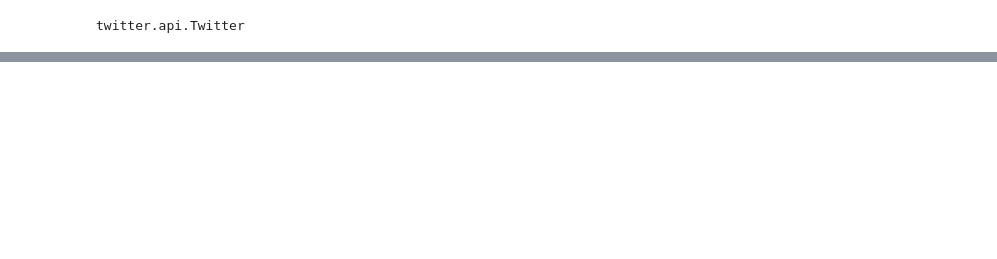
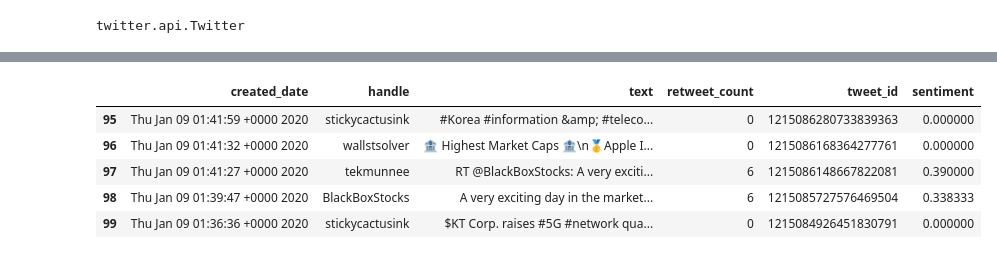
Before and after one commit to rayfen12/Final-Project, a Jupyter notebook: twitter_draft.ipynb, the cells around one changed output, grey strips where cells are left out. Drawn from its saved outputs; the diff is of its cells as text; code cells hidden in the pictures; blank space fills up the shorter version.

Commit message:
new enhancements - turning list to dataframe

```diff
--- a/twitter_draft.ipynb
+++ b/twitter_draft.ipynb
@@ -605,0 +298,2 @@ Sentiment(polarit
+# %%
+aapl_tweet= t.search.tweets(q='$aapl', include_rts=False, tweet_mode='extended', count=100)
@@ -605,0 +304,2 @@ Sentiment(polarit
+# %%
+aapl_dict = aapl_tweet['statuses']
@@ -605,0 +326,27 @@ Sentiment(polarit
+# %%
+tw_list_date = []
+tw_list_screen_name = []
+tw_list_text = []
+tw_list_retweet = []
+tw_list_id = []
+tw_list_sentiment = []
+for element in aapl_dict:
+    tw_list_date.append(element['created_at'])
+    tw_list_screen_name.append(element['user']['screen_name'])
+    tw_list_text.append(element['full_text'])
+    tw_list_retweet.append(element['retweet_count'])
+    tw_list_id.append(element['id'])
+    analysis = TextBlob(element['full_text'])
+    tw_list_sentiment.append(analysis.sentiment.polarity)
+# %%
+tw_df = pd.DataFrame(list(zip(tw_list_date, tw_list_screen_name, tw_list_text, tw_list_retweet, tw_list_id, tw_list_sentiment)),
+               columns =['created_date', 'handle', 'text', 'retweet_count', 'tweet_id', 'sentiment'])
+# %%
+tw_df.tail()
+# %% [output]
+|  | created_date | handle | text | retweet_count | tweet_id | sentiment |
+| 95 | Thu Jan 09 01:41:59 +0000 2020 | stickycactusink | #Korea #information &amp; #teleco... | 0 | 1215086280733839363 | 0.000000 |
+| 96 | Thu Jan 09 01:41:32 +0000 2020 | wallstsolver | 🏦 Highest Market Caps 🏦\n🥇Apple I... | 0 | 1215086168364277761 | 0.000000 |
+| 97 | Thu Jan 09 01:41:27 +0000 2020 | tekmunnee | RT @BlackBoxStocks: A very exciti... | 6 | 1215086148667822081 | 0.390000 |
+| 98 | Thu Jan 09 01:39:47 +0000 2020 | BlackBoxStocks | A very exciting day in the market... | 6 | 1215085727576469504 | 0.338333 |
+| 99 | Thu Jan 09 01:36:36 +0000 2020 | stickycactusink | $KT Corp. raises #5G #network qua... | 0 | 1215084926451830791 | 0.000000 |
```
Also changed, not shown: parts of 88 cells of this notebook.
